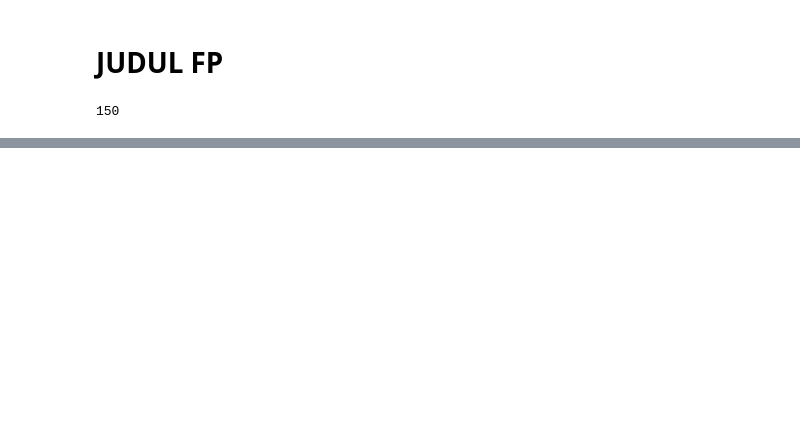
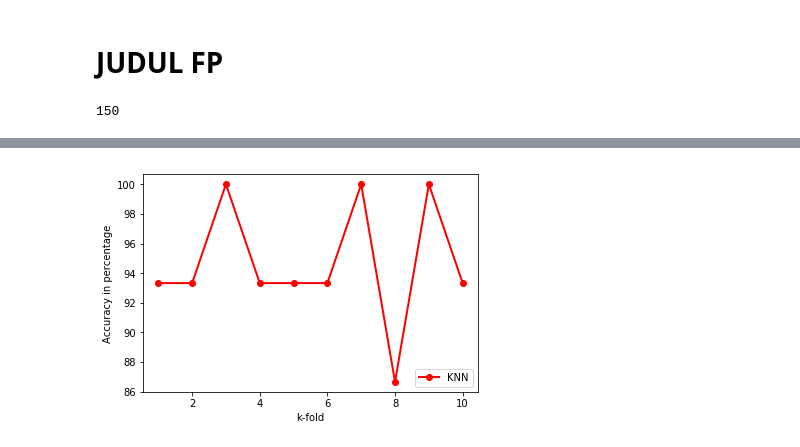
Before and after one commit to IllhamHanafi/FP-Datmin, a Jupyter notebook: FP-Datmin.ipynb, the cells around one changed output, grey strips where cells are left out. Saved outputs shown, nothing was run; the diff lists cells and outputs as text; code cells hidden in the pictures; blank space fills up the shorter version.

```diff
--- a/FP-Datmin.ipynb
+++ b/FP-Datmin.ipynb
@@ -216,0 +204,31 @@ KFold3Accuracy: 90.0%
+# %%
+#10 Fold
+fold = 1
+KF_xtrain = []
+KF_xtest = []
+KF_ytrain = []
+KF_ytest = []
+knn_10fold_result = []
+kfold = KFold(n_splits=10, shuffle=True, random_state=True)
+for train, test in kfold.split(X, Y):
+    # print('train: %s, test: %s' % (X[train], X[test]))
+    KF_xtrain.append(X[train])
+    KF_xtest.append(X[test])
+    KF_ytrain.append(Y[train])
+    KF_ytest.append(Y[test])
+    for j in range(len(KF_xtest[0])):
+        neighbors = getNeighbors(KF_xtrain[0], KF_xtest[0][j], KF_ytrain[0], 3)
+        result = getResponse(neighbors)
+        prediction.append(result)
+        neighbors.clear()
+    accuracy = getAccuracy(KF_ytest[0], prediction)
+    knn_10fold_result.append(accuracy)
+    prediction.clear()
+    # print(y_test)
+    # print(prediction)
+    print('KFold ' + str(fold) + ' Accuracy: ' + repr(accuracy) + "%")
+    fold += 1
+    KF_xtest.clear()
+    KF_xtrain.clear()
+    KF_ytest.clear()
+    KF_ytrain.clear()
@@ -216,0 +254,8 @@ KFold3Accuracy: 90.0%
+# %%
+plt.plot([1,2,3,4,5,6,7,8,9,10],knn_10fold_result,'-ro', label="KNN", linewidth=2.0)
+plt.legend(loc='lower right')
+plt.xlabel('k-fold')
+plt.ylabel('Accuracy in percentage')
+plt.show()
+# %% [output]
+[figure, added]
```
Also changed, not shown: parts of 6 cells of this notebook.
